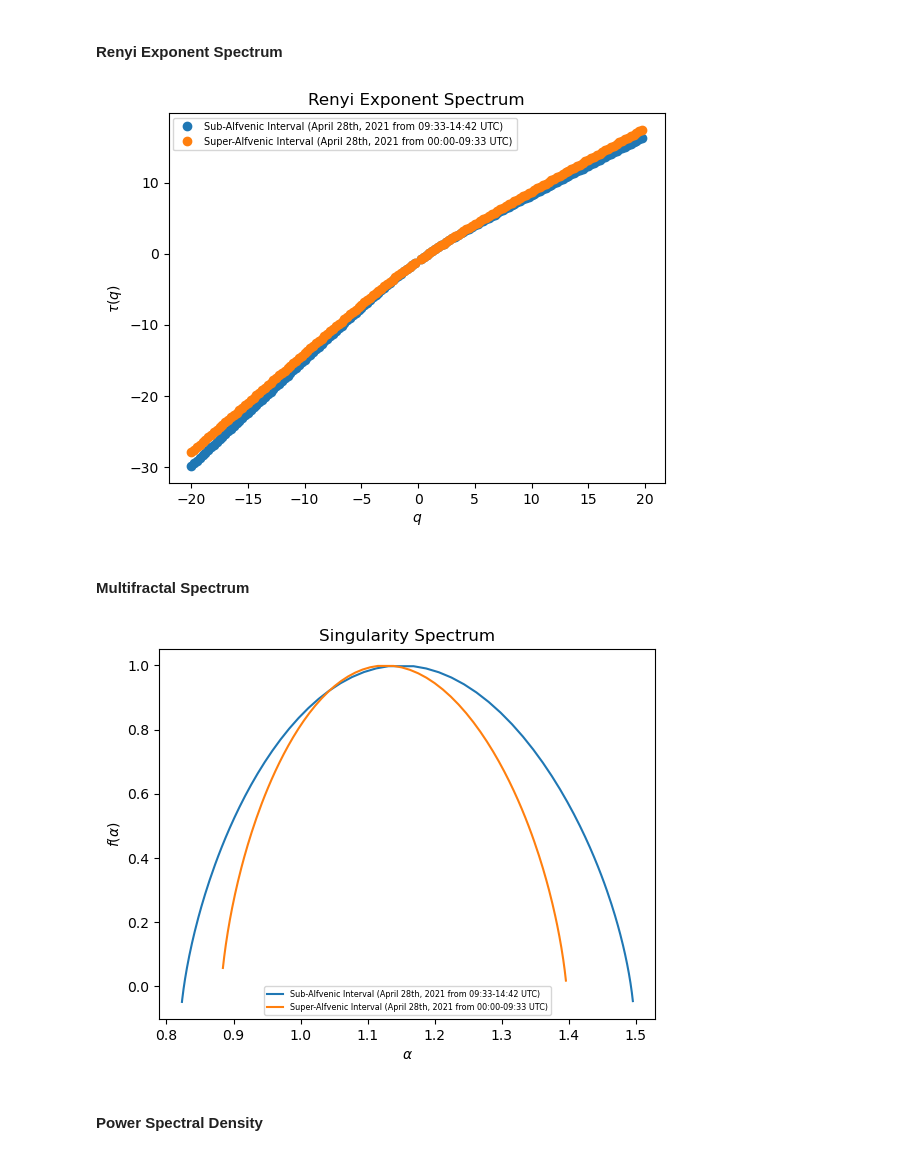
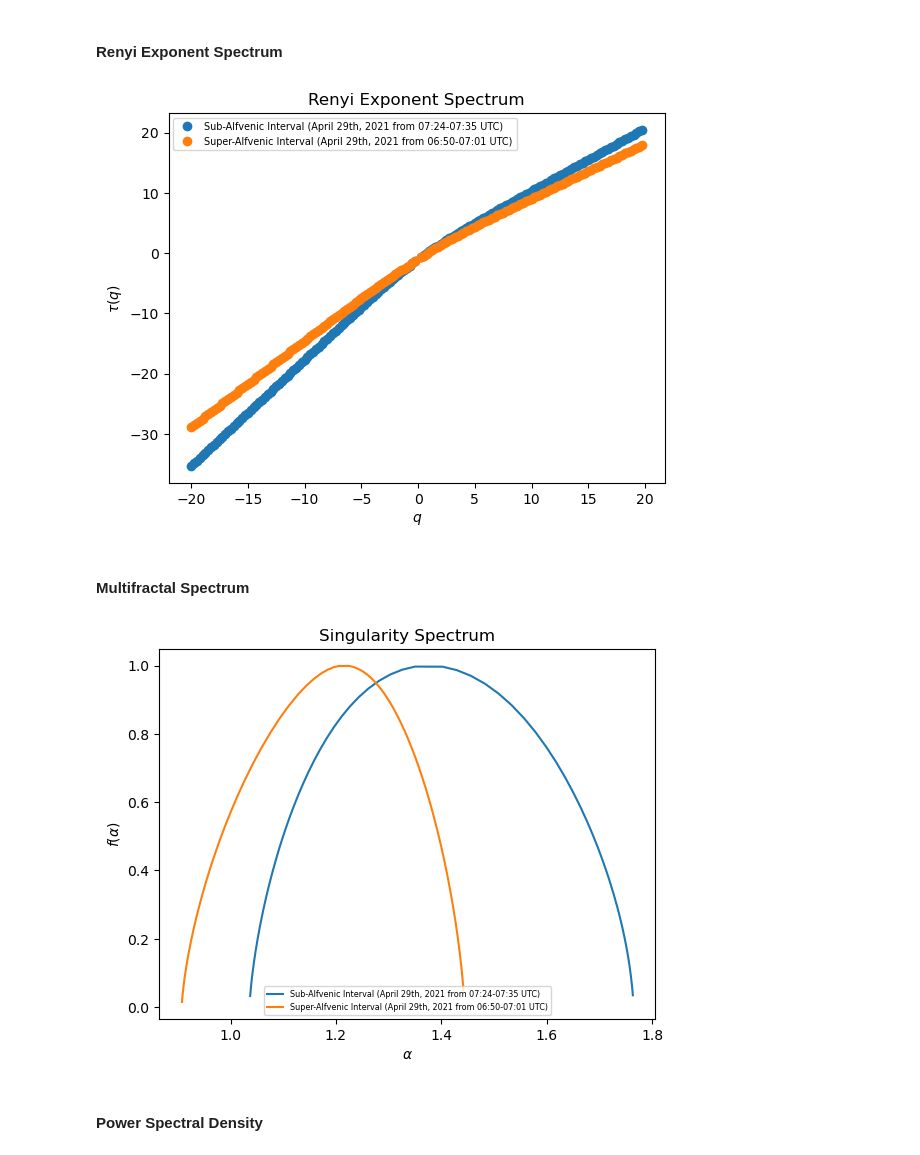
Before and after one commit to sfcoscia/Solar_Wind_MFDFA, a Jupyter notebook: PSP_Intervals/MFDFA_PSP_Interval2.ipynb, the cells around one changed output. Drawn from its saved outputs; the diff is of its cells as text; code cells hidden in the pictures.

```diff
--- a/PSP_Intervals/MFDFA_PSP_Interval2.ipynb
+++ b/PSP_Intervals/MFDFA_PSP_Interval2.ipynb
@@ -13,7 +16,7 @@ import MFDFAlib
 # %%
 # First let's load the sub-Alfvenic time range
 # Ranges taken from https://arxiv.org/pdf/2201.10718 Section 3
-subAlfTimeRange = ['2021-4-29/07:18','2021-4-29/07:52']
+subAlfTimeRange = ['2021-4-29/07:24','2021-4-29/07:35']
 
 # Here we set the environment variable for the specified time range of the PSP data:
 fields_vars = pyspedas.projects.psp.fields(trange=subAlfTimeRange, datatype='mag_rtn', level='l2', time_clip=True)
@@ -32,7 +35,7 @@ tplot('psp_fld_l2_mag_RTN')
 # MFDFA = MFDFAlib.MFDFA_analysis(bmag_sub)
 
 # Now let's choose the corresponding super-Alfvenic time range
-superAlfTimeRange = ['2021-4-28/04:42','2021-4-29/07:18']
+superAlfTimeRange = ['2021-4-29/06:50','2021-4-29/07:01']
 
 # Here we set the environment variable for the specified time range of the PSP data:
 fields_vars = pyspedas.projects.psp.fields(trange=superAlfTimeRange, datatype='mag_rtn', level='l2', time_clip=True)
@@ -46,8 +49,8 @@ bmag_super = MFDFAlib.magnitude(b_rtn_superAlf.y)
 # Here we plot the data to make sure everything looks proper
 tplot('psp_fld_l2_mag_RTN')
 
-sub_label = 'Sub-Alfvenic Interval (April 28th, 2021 from 09:33-14:42 UTC)'
-super_label = 'Super-Alfvenic Interval (April 28th, 2021 from 00:00-09:33 UTC)'
+sub_label = 'Sub-Alfvenic Interval (April 29th, 2021 from 07:24-07:35 UTC)'
+super_label = 'Super-Alfvenic Interval (April 29th, 2021 from 06:50-07:01 UTC)'
 
 # Finally, we perform the multifractal analysis using the MFDFA library:
 # This will give us the Renyi spectrum, Hurst spectrum, fluctuation function, and singularity spectrum
@@ -78,12 +84,15 @@ super_label = 'Super-Alfvenic Interval (April 28th, 2021 from 00:00-09:33 UTC)'
 # %%
 # We first need to select a band of lags, varying from small segments of data to long ones:
 # These bands must be integers, since they will segment the data into chunks of side length s:
-lag1 = np.arange(1,len(bmag_sub),1000)
-lag2 = np.arange(1,len(bmag_super),1000)
+lag1 = np.arange(2,len(bmag_sub)//2,1)
+lag2 = np.arange(2,len(bmag_super)//2,1)
+#lag1 = np.unique(np.logspace(np.log10(1),np.log10(len(bmag_sub)),100000, dtype = int))
+#lag2 = np.unique(np.logspace(np.log10(1),np.log10(len(bmag_super)),100000, dtype = int))
+#print(lag1)
 # We need to select a range of powers for the fluctuation function.
 # Gomes et al. do -20 to 20 with increments of 0.25
 qList=np.arange(-20,20,0.25).tolist()
 qList.remove(0)
 
 #The order for the polynomial fitting is chosen by Gomes et al. as 3:
-order=3
+order = 2
@@ -124,8 +156,8 @@ plt.show()
 tauFunc1=MFDFAlib.renyiExp(qList,h1)
 tauFunc2=MFDFAlib.renyiExp(qList,h2)
 ########PLOTTING#################
-plt.plot(qList,tauFunc1,'o',label = 'Sub-Alfvenic Interval (April 28th, 2021 from 09:33-14:42 UTC)')
-plt.plot(qList,tauFunc2,'o', label = 'Super-Alfvenic Interval (April 28th, 2021 from 00:00-09:33 UTC)')
+plt.plot(qList,tauFunc1,'o',label = sub_label)
+plt.plot(qList,tauFunc2,'o', label = super_label)
 plt.xlabel(r'$q$')
 plt.ylabel(r'$\tau(q)$')
 plt.legend(fontsize = 'x-small')
@@ -133,25 +165,25 @@ plt.title('Renyi Exponent Spectrum')
 plt.show()
 #################################
 # %% [output]
-[figure, old version]
+[figure, new version]
 # %% [markdown]
 #### Multifractal Spectrum
 # %%
 # Finally, from the Renyi exponents, find and plot the multifractal spectra:
 alphaList1, mfList1 = MFDFAlib.mfSpec(tauFunc1, qList)
 alphaList2, mfList2 = MFDFAlib.mfSpec(tauFunc2, qList)
 #######PLOTTING##################
 # Finally, plot the f(alpha) function
-plt.plot(alphaList1, mfList1, label = 'Sub-Alfvenic Interval (April 28th, 2021 from 09:33-14:42 UTC)')
-plt.plot(alphaList2, mfList2, label = 'Super-Alfvenic Interval (April 28th, 2021 from 00:00-09:33 UTC)')
+plt.plot(alphaList1, mfList1, label = sub_label)
+plt.plot(alphaList2, mfList2, label = super_label)
 plt.title('Singularity Spectrum')
 plt.legend(fontsize = "xx-small")
 plt.xlabel(r'$\alpha$')
 plt.ylabel(r'$f(\alpha)$')
 plt.show()
 #################################
 # %% [output]
-[figure, old version]
+[figure, new version]
 # %% [markdown]
 #### Power Spectral Density
 # %%
```
Also changed, not shown: parts of 31 cells of this notebook, 20 other files.
